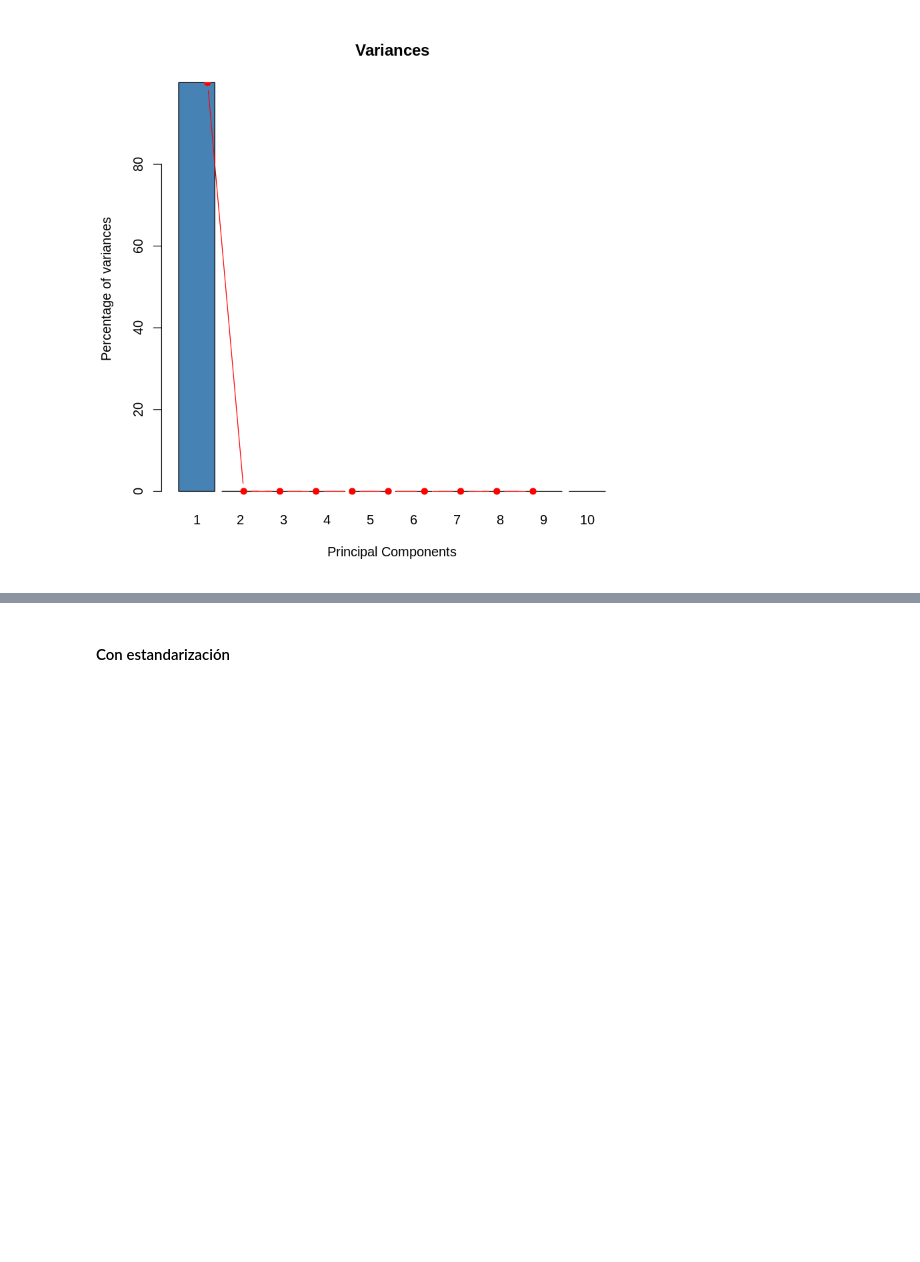
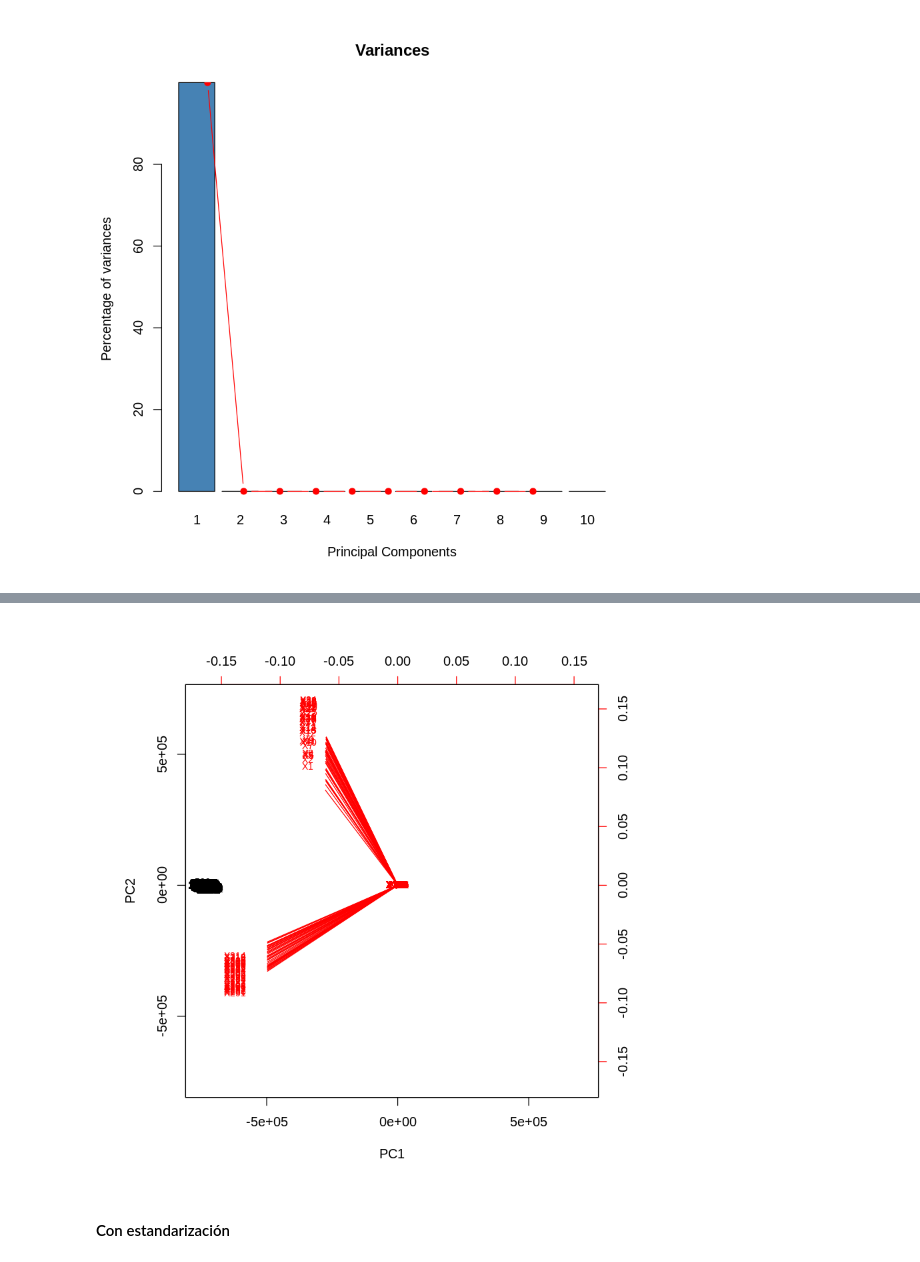
Before and after one commit to yerartdev/uc-m1966-datamining, a Jupyter notebook: d2/T02-m1966-clasificacion-reduccion-dimensionalidad.ipynb, the cells around one changed output, grey strips where cells are left out. Cells and saved outputs as stored; diff of their text form; code cells hidden in the pictures; blank space fills up the shorter version.

Commit message:
m1966 - práctica pca: gráficas de varianza explicada, biplot; falta interpretación

```diff
--- a/d2/T02-m1966-clasificacion-reduccion-dimensionalidad.ipynb
+++ b/d2/T02-m1966-clasificacion-reduccion-dimensionalidad.ipynb
@@ -207,3 +244,9 @@ lines(x = 1:10,
+# %%
+#::GMG::Biplot
+#
+biplot(pca_full, scale = 0, arrow.len = 0, cex=.7)
+# %% [output]
+[figure, added]
 # %% [markdown]
 #### Con estandarización
 # %%
```
Also changed, not shown: parts of 14 cells of this notebook.
